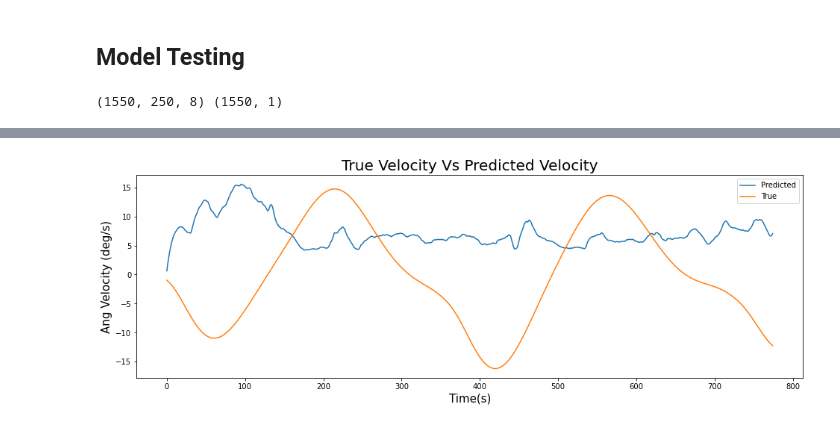
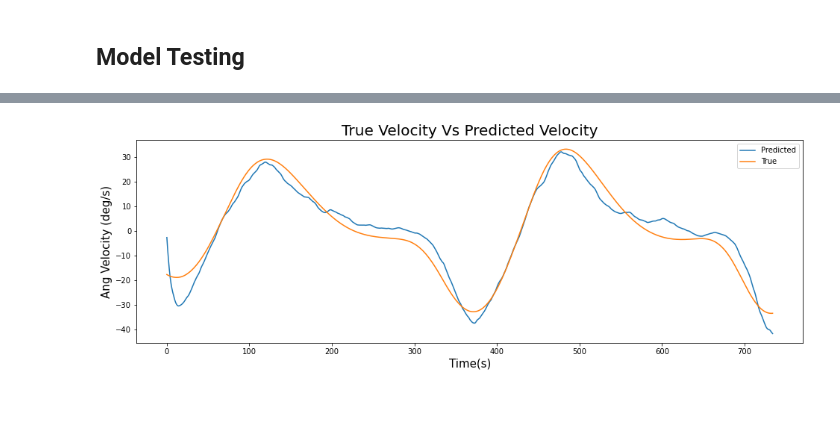
Before and after one commit to fazildgr8/wrist_control_CNN_AWEAR, a Jupyter notebook: Prosup_regression.ipynb, the cells around one changed output, grey strips where cells are left out. Cells and saved outputs as stored; diff of their text form; code cells hidden in the pictures.

Commit message:
Models and Tests Updates

```diff
--- a/Prosup_regression.ipynb
+++ b/Prosup_regression.ipynb
@@ -456,10 +455,10 @@ cnn_history_df['Pearson_r'].plot(figsize=(10,6))
 ## Model Testing
 # %%
 window = 250
-best_model = load_model('models/prosup_velocity_model_{}_p86.hdf5'.format(window))
+best_model = load_model('best_models/prosup_velocity_250/prosup_velocity_model_{}_p86.hdf5'.format(window))
 # best_model = load_model('best_model_reg.hdf5')
 # %%
-file = 'Subjects/Fazil/computed_Screw02.csv'
+file = 'Subjects/Ingy/computed_Bulb02.csv'
 df = pd.read_csv(file,index_col=0)[29000:37000]#[72500:82500]#[4500:85000]#
 df = filter_df([df])[0]
 # %%
@@ -469,24 +466,13 @@ X1, y1 = prep_data_velocity(df,window,interval=10,Normalize=True,rms=False,angle
-# %%
-X = np.vstack((X,X1))
-y = np.vstack((y,y1))
-print(X.shape,y.shape)
-# %% [output]
-(1550, 250, 8) (1550, 1)
-# %%
-X_mean = np.load('mean_std_master.npy')[0]
-X_std = np.load('mean_std_master.npy')[1]
-X_new = []
-for x in tqdm(X):
-    X_new.append((x-X_mean)/X_std)
-X = np.array(X_new)
 # %%
-test_model = model
+test_model = best_model
 pred = test_model.predict(X)
 test_model.evaluate(X,y)
 
 plt.figure(figsize=(16,5))
 pred = filter_array(pred,order=1,cf=50,fs=2000)
 # y = filter_array(y,order=1,cf=100,fs=2000)
+y = y[40:]
+pred = pred[0:len(y)]
 plt.plot(pred)
 plt.plot(y)
 plt.title('True Velocity Vs Predicted Velocity',size=20)
@@ -499 +485 @@ plt.show()
-[figure, old version]
+[figure, new version]
```
Also changed, not shown: parts of 6 cells of this notebook, 29 other files.
